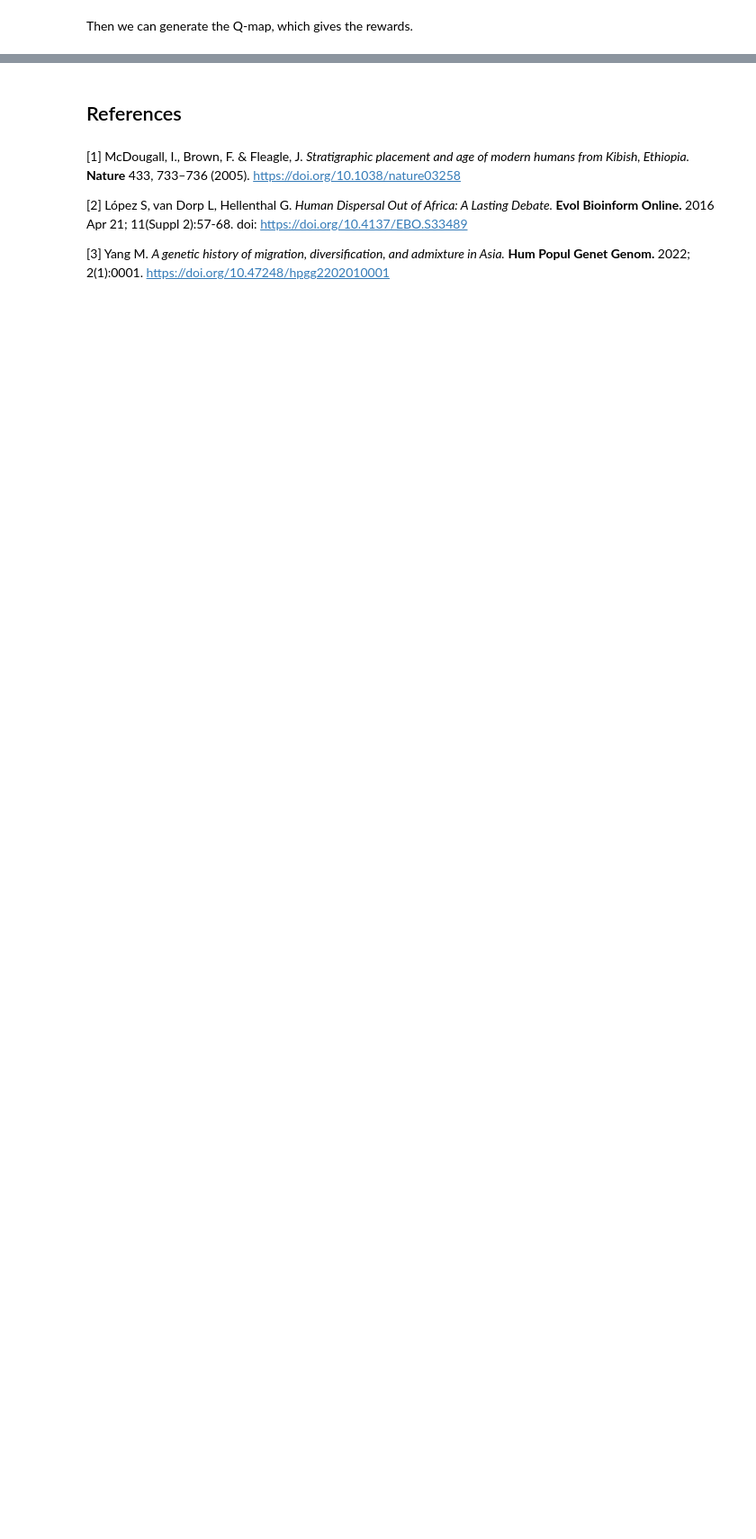
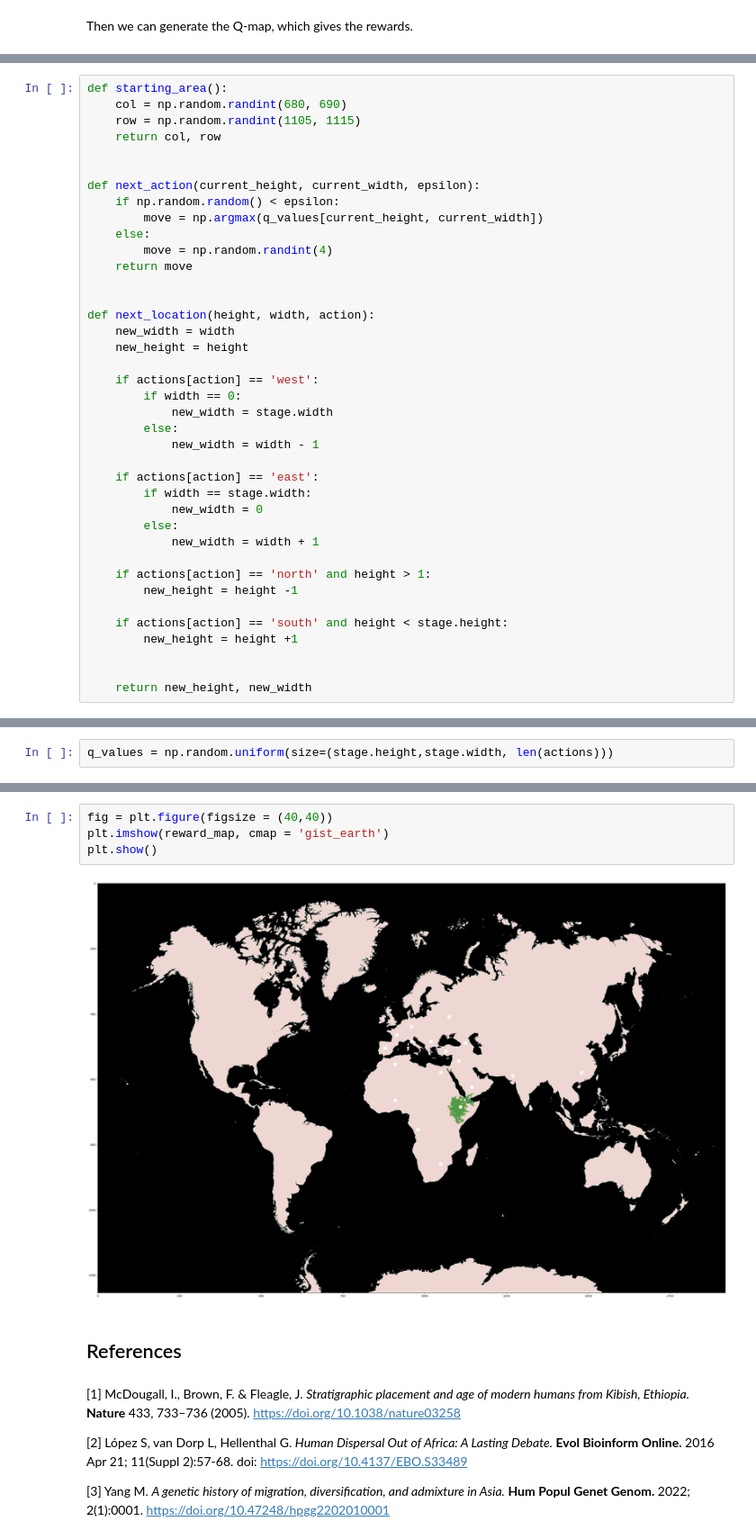
Before and after one commit to aethrvmn/Human-Diffusion, a Jupyter notebook: diffusion_process.ipynb, the cells around one changed output, grey strips where cells are left out. Shown at 90% size. Saved outputs shown, nothing was run; the diff lists cells and outputs as text; blank space fills up the shorter version.

```diff
--- a/diffusion_process.ipynb
+++ b/diffusion_process.ipynb
@@ -129,0 +129,39 @@ plt.show()
+# %%
+def starting_area():
+    col = np.random.randint(680, 690)
+    row = np.random.randint(1105, 1115)
+    return col, row
+
+
+def next_action(current_height, current_width, epsilon):
+    if np.random.random() < epsilon:
+        move = np.argmax(q_values[current_height, current_width])
+    else:
+        move = np.random.randint(4)
+    return move
+
+
+def next_location(height, width, action):
+    new_width = width
+    new_height = height
+
+    if actions[action] == 'west':
+        if width == 0:
+            new_width = stage.width
+        else:
+            new_width = width - 1
+
+    if actions[action] == 'east':
+        if width == stage.width:
+            new_width = 0
+        else:
+            new_width = width + 1
+
+    if actions[action] == 'north' and height > 1:
+        new_height = height -1
+
+    if actions[action] == 'south' and height < stage.height:
+        new_height = height +1
+
+
+    return new_height, new_width
@@ -129,0 +170,2 @@ plt.show()
+# %%
+q_values = np.random.uniform(size=(stage.height,stage.width, len(actions)))
@@ -130,3 +253,9 @@ plt.show()
+# %%
+fig = plt.figure(figsize = (40,40))
+plt.imshow(reward_map, cmap = 'gist_earth')
+plt.show()
+# %% [output]
+[figure, added]
 # %% [markdown]
 ## References
 # %% [markdown]
```
Also changed, not shown: parts of 6 cells of this notebook, 3 other files.
